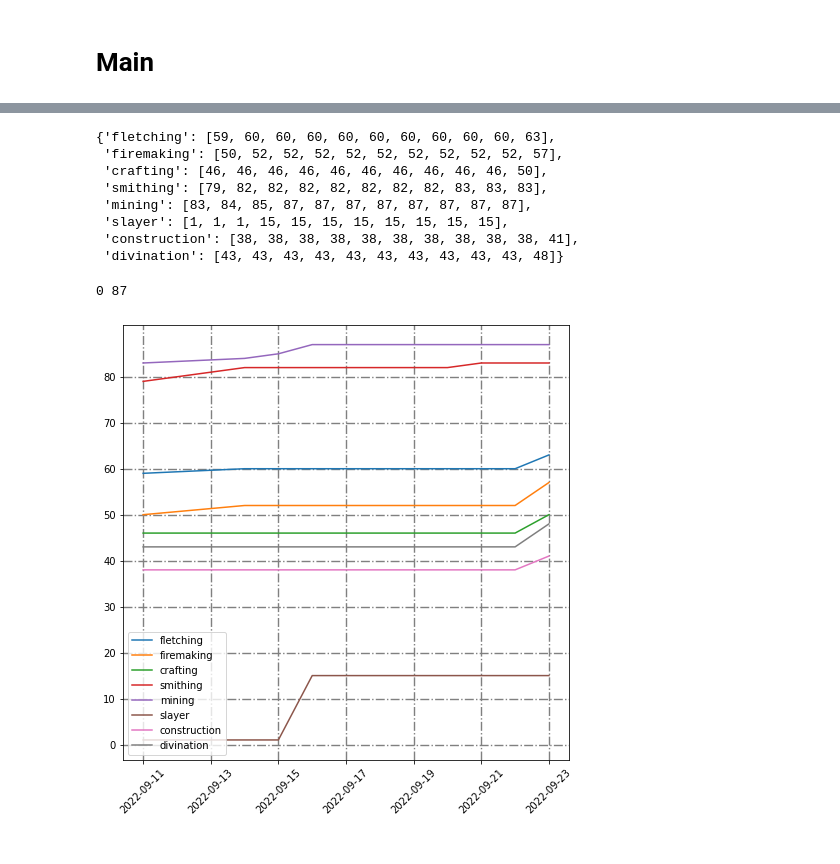
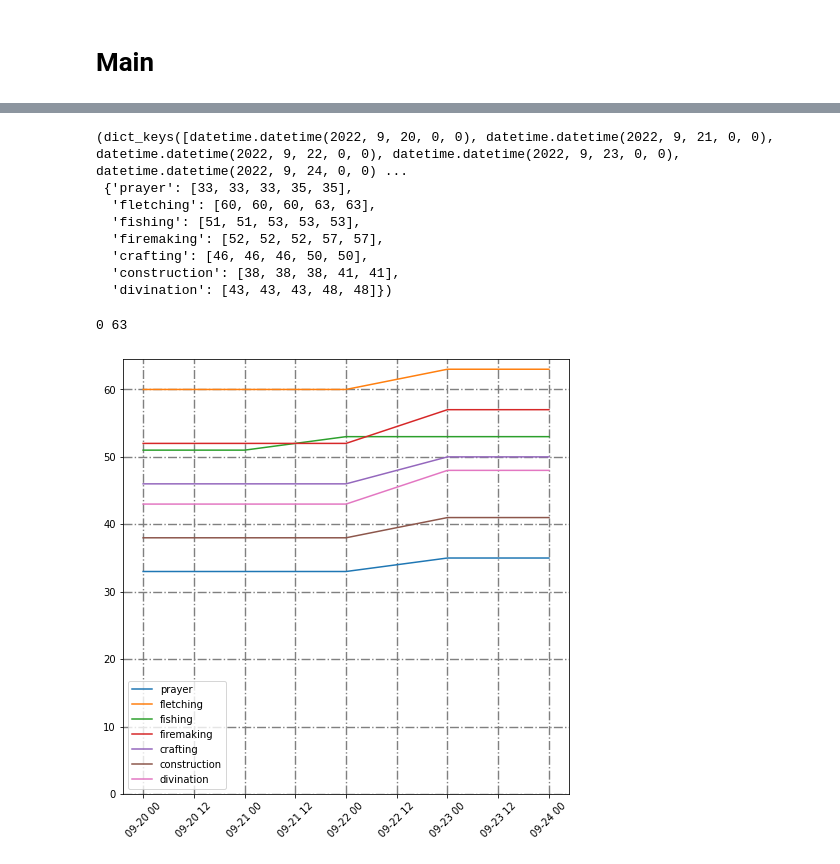
Before and after one commit to sam2332/Some-Notebooks, a Jupyter notebook: Games/RuneScape/Graph Player Level History.ipynb, the cells around one changed output, grey strips where cells are left out. Cells and saved outputs as stored; diff of their text form; code cells hidden in the pictures.

```diff
--- a/Games/RuneScape/Graph Player Level History.ipynb
+++ b/Games/RuneScape/Graph Player Level History.ipynb
@@ -21,9 +21,14 @@ class Dataset:
     def __init__(self, days):
         self.days = days
 
-    def getSkillExpLists(self, removeDeltaZero=False, minMaxToleranceGT=None):
+    def getSkillExpLists(
+        self, removeDeltaZero=False, minMaxToleranceGT=None, LastXDays=None
+    ):
+        data = self.days
+        if LastXDays is not None:
+            days = self.limitDays(LastXDays)
         if removeDeltaZero:
-            data = self.removeDeltaZero()
+            data = self.removeDeltaZero(days)
         else:
             out = defaultdict(list)
             for item in self.days:
@@ -32,7 +37,8 @@ class Dataset:
             data = dict(out)
         if minMaxToleranceGT is not None:
             data = self.removeMinMaxTollerance(data, minMaxToleranceGT)
-        return data
+
+        return (days.keys(), data)
 
     def removeMinMaxTollerance(self, ds, minMaxToleranceGT):
         keep = []
@@ -47,12 +53,19 @@ class Dataset:
             new_ds[skill] = ds[skill]
         return dict(new_ds)
 
+    def limitDays(self, LastXDays):
+        new_days = {}
+        for day in self.days:
+            if (datetime.now() - day).days <= LastXDays:
+                new_days[day] = self.days[day]
+        return new_days
+
     def getDays(self):
         return list(self.days.keys())
 
-    def removeDeltaZero(self):
+    def removeDeltaZero(self, data):
         values = defaultdict(list)
-        for day in self.days:
+        for day in data:
             for skill in self.days[day].skills:
                 values[skill].append(int(self.days[day].skills[skill]["level"]))
         keep = []
@@ -98,38 +96,40 @@ x
 # %%
-expandedDataset = ds.getSkillExpLists(removeDeltaZero=True, minMaxToleranceGT=2)
+x_Axes, expandedDataset = ds.getSkillExpLists(
+    removeDeltaZero=True, minMaxToleranceGT=1, LastXDays=5
+)
 del expandedDataset["overall"]
-expandedDataset
+x_Axes, expandedDataset
 # %% [output]
-{'fletching': [59, 60, 60, 60, 60, 60, 60, 60, 60, 60, 63],
- 'firemaking': [50, 52, 52, 52, 52, 52, 52, 52, 52, 52, 57],
- 'crafting': [46, 46, 46, 46, 46, 46, 46, 46, 46, 46, 50],
- 'smithing': [79, 82, 82, 82, 82, 82, 82, 82, 83, 83, 83],
- 'mining': [83, 84, 85, 87, 87, 87, 87, 87, 87, 87, 87],
- 'slayer': [1, 1, 1, 15, 15, 15, 15, 15, 15, 15, 15],
- 'construction': [38, 38, 38, 38, 38, 38, 38, 38, 38, 38, 41],
- 'divination': [43, 43, 43, 43, 43, 43, 43, 43, 43, 43, 48]}
+(dict_keys([datetime.datetime(2022, 9, 20, 0, 0), datetime.datetime(2022, 9, 21, 0, 0), datetime.datetime(2022, 9, 22, 0, 0), datetime.datetime(2022, 9, 23, 0, 0), datetime.datetime(2022, 9, 24, 0, 0) ...
+ {'prayer': [33, 33, 33, 35, 35],
+  'fletching': [60, 60, 60, 63, 63],
+  'fishing': [51, 51, 53, 53, 53],
+  'firemaking': [52, 52, 52, 57, 57],
+  'crafting': [46, 46, 46, 50, 50],
+  'construction': [38, 38, 38, 41, 41],
+  'divination': [43, 43, 43, 48, 48]})
 # %%
 plt.figure(figsize=(8, 8), facecolor="white")
 # Plot a simple line chart
 mi = 0
 ma = 0
 for name in expandedDataset:
     l = expandedDataset[name]
     for item in l:
         mi = min(item, mi)
         ma = max(item, ma)
-    plt.plot(x, l, label=name)
+    plt.plot(x_Axes, l, label=name)
 # Plot another line on the same chart/graph
 plt.legend(loc="lower left")
 plt.xticks(rotation=45)
 print(mi, ma)
 plt.yticks(list(range(mi, ma, 10)))
 plt.grid(True, color="grey", linewidth="1.4", linestyle="-.")
 
 plt.savefig(f'charts/{datetime.now().date().strftime("%m-%d-%Y")}.png')
 # %% [output]
-0 87
+0 63
-[figure, old version]
+[figure, new version]
 # %%
 datetime.now().date().strftime("%m-%d-%Y")
 # %% [output]
```
Also changed, not shown: parts of 3 cells of this notebook, 13 other files.
